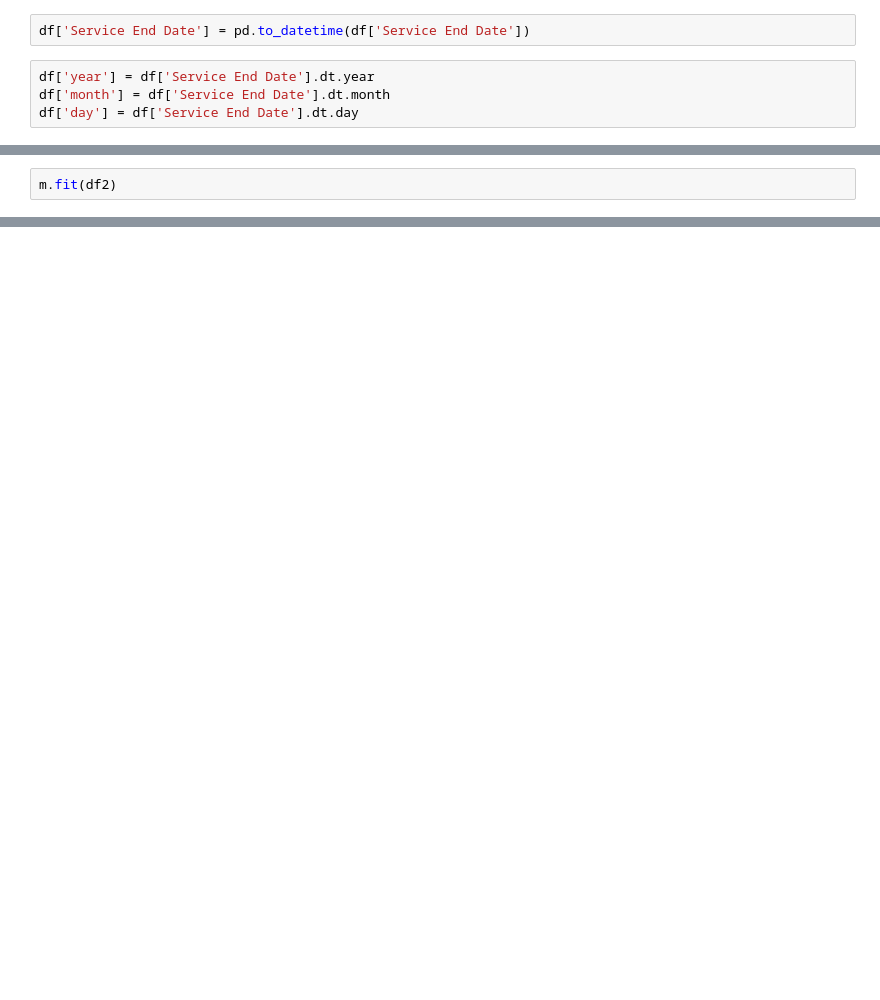
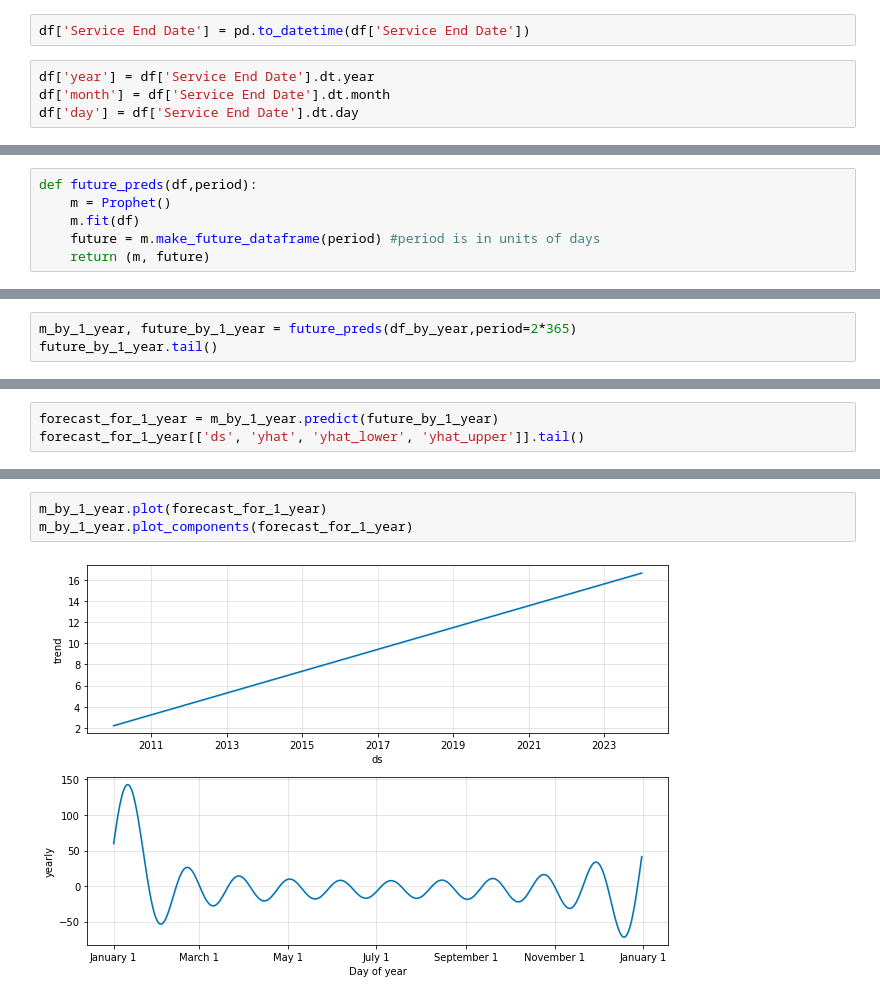
Before and after one commit to awesomecosmos/CS675-Intro-To-Data-Science, a Jupyter notebook: Project3/project3.ipynb, the cells around one changed output, grey strips where cells are left out. Drawn from its saved outputs; the diff is of its cells as text; blank space fills up the shorter version.

```diff
--- a/Project3/project3.ipynb
+++ b/Project3/project3.ipynb
@@ -67,2 +125,0 @@ m = Prophet()
-# %%
-m.fit(df2)
@@ -70,0 +128,6 @@ ValueError: Dataframe must have columns "ds" and "y" with the dates and values r
+# %%
+def future_preds(df,period):
+    m = Prophet()
+    m.fit(df)
+    future = m.make_future_dataframe(period) #period is in units of days
+    return (m, future)
@@ -70,0 +136,3 @@ ValueError: Dataframe must have columns "ds" and "y" with the dates and values r
+# %%
+m_by_1_year, future_by_1_year = future_preds(df_by_year,period=2*365)
+future_by_1_year.tail()
@@ -70,0 +148,3 @@ ValueError: Dataframe must have columns "ds" and "y" with the dates and values r
+# %%
+forecast_for_1_year = m_by_1_year.predict(future_by_1_year)
+forecast_for_1_year[['ds', 'yhat', 'yhat_lower', 'yhat_upper']].tail()
@@ -70,0 +174,5 @@ ValueError: Dataframe must have columns "ds" and "y" with the dates and values r
+# %%
+m_by_1_year.plot(forecast_for_1_year)
+m_by_1_year.plot_components(forecast_for_1_year)
+# %% [output]
+[figure, added]
```
Also changed, not shown: parts of 26 cells of this notebook.
